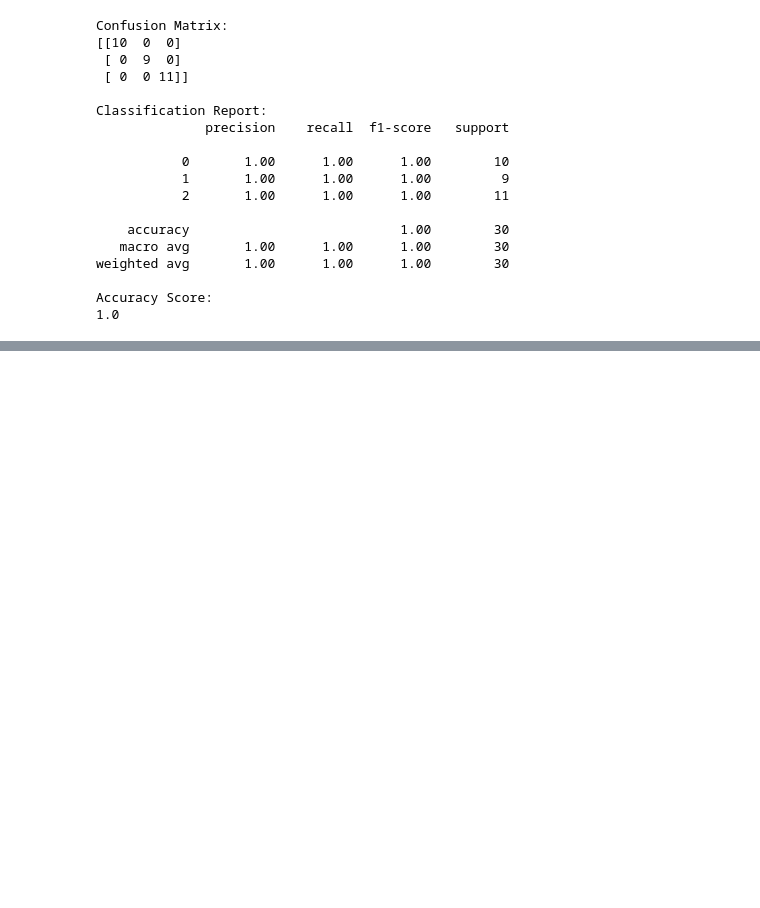
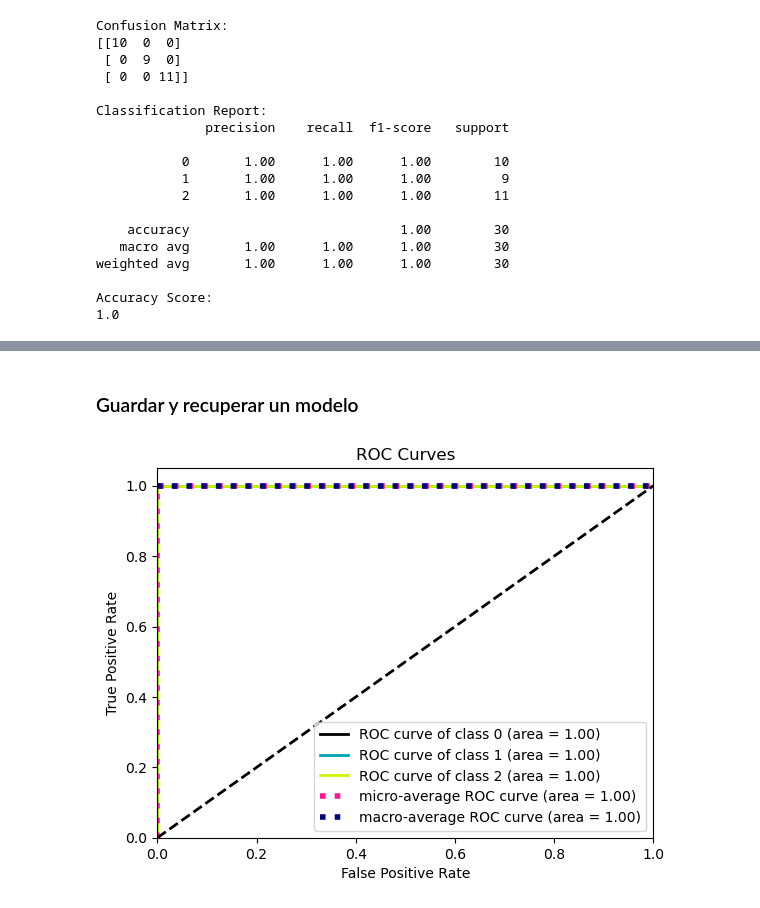
Before and after one commit to fmgarcia/Curso_IA_Aprendizaje_Supervisado, a Jupyter notebook: 1. Machine Learning Based Data Anaysis/ejemplos1_5.ipynb, the cells around one changed output, grey strips where cells are left out. Cells and saved outputs as stored; diff of their text form; code cells hidden in the pictures; blank space fills up the shorter version.

```diff
--- a/1. Machine Learning Based Data Anaysis/ejemplos1_5.ipynb
+++ b/1. Machine Learning Based Data Anaysis/ejemplos1_5.ipynb
@@ -398,0 +406,17 @@ Accuracy Score:
+# %% [markdown]
+### Guardar y recuperar un modelo
+# %%
+import pickle
+
+# Save the model
+with open('model2.pkl', 'wb') as f:
+    pickle.dump(model2, f)
+
+# Load the model
+with open('model2.pkl', 'rb') as f:
+    loaded_model = pickle.load(f)
+
+skplt.metrics.plot_roc(y_test, loaded_model.predict_proba(X_test)) # Tiene que dar igual que antes ya que es el mismo modelo recuperado de el archivo
+plt.show()
+# %% [output]
+[figure, added]
```
Also changed, not shown: parts of 1 cell of this notebook, 8 other files.
